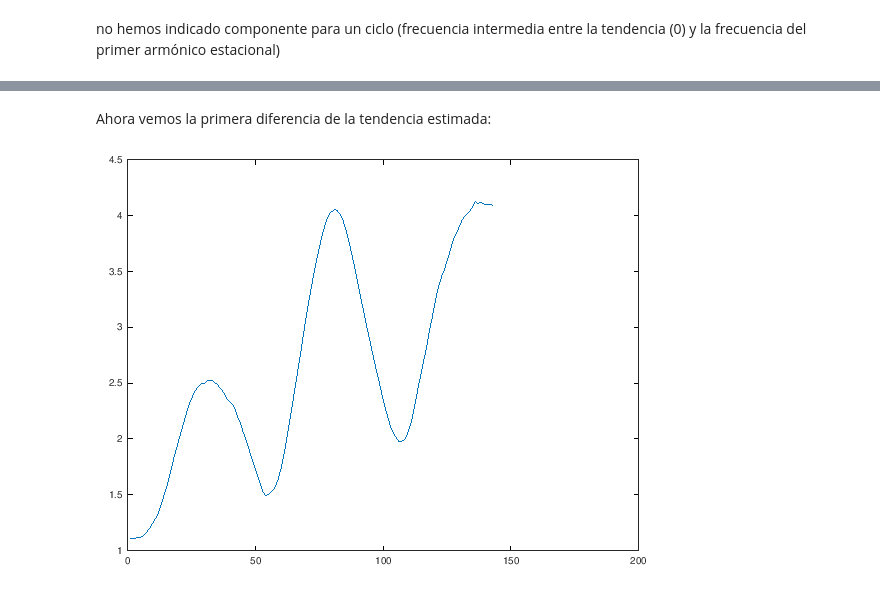
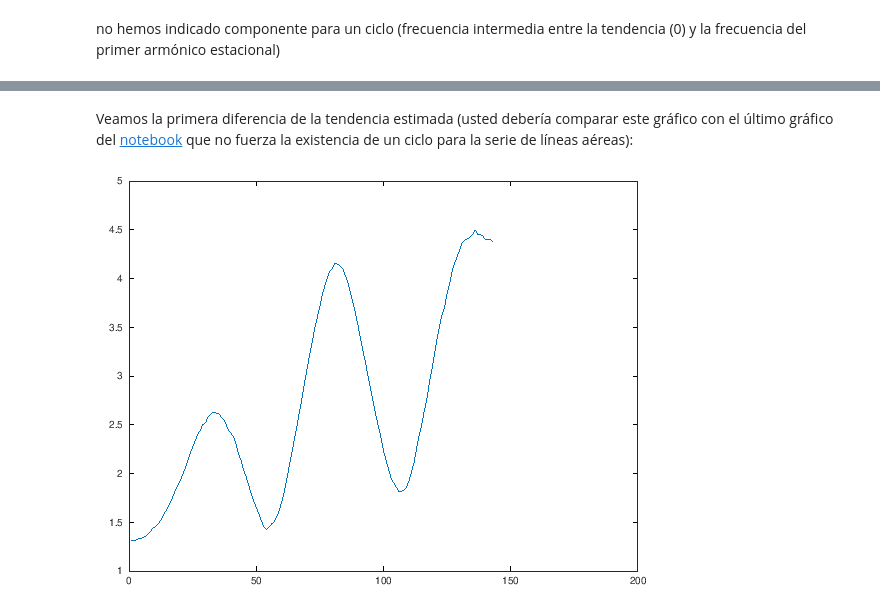
Before and after one commit to mbujosab/PracticasLDHR, a Jupyter notebook: LDHRserieAPconCiclo.ipynb, the cells around one changed output, grey strips where cells are left out. Drawn from its saved outputs; the diff is of its cells as text; code cells hidden in the pictures.

```diff
--- a/LDHRserieAPconCiclo.ipynb
+++ b/LDHRserieAPconCiclo.ipynb
@@ -172,7 +159,7 @@ plot(seasonH)
-# %% [markdown]
-Ahora vemos la primera diferencia de la tendencia estimada:
+# %% [markdown]
+Veamos la primera diferencia de la tendencia estimada (usted debería comparar este gráfico con el último gráfico del [notebook](https://hub.gke2.mybinder.org/user/mbujosab-practicasldhr-5ttb8w35/notebooks/LDHRserieAP.ipynb) que no fuerza la existencia de un ciclo para la serie de líneas aéreas):
 # %%
-dtrend=diff(trend(:,2)); # diferencia del la tendencia sin el ciclo de 30 meses
+dtrend=diff(trend(:,1)); # diferencia del la tendencia sin el ciclo de alrededor de 24 meses
 plot(dtrend)
 # %% [output]
-[figure, old version]
+[figure, new version]
```
Also changed, not shown: parts of 27 cells of this notebook.
